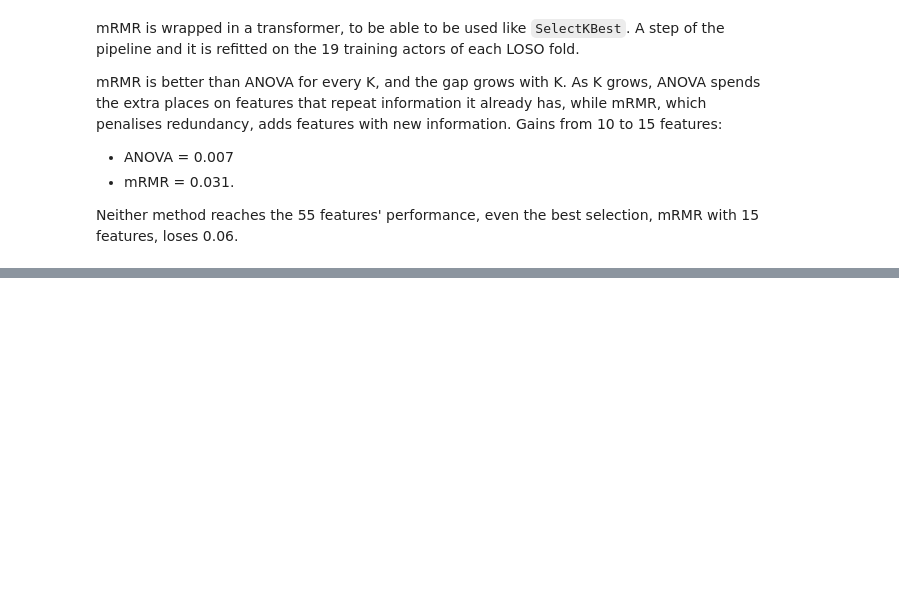
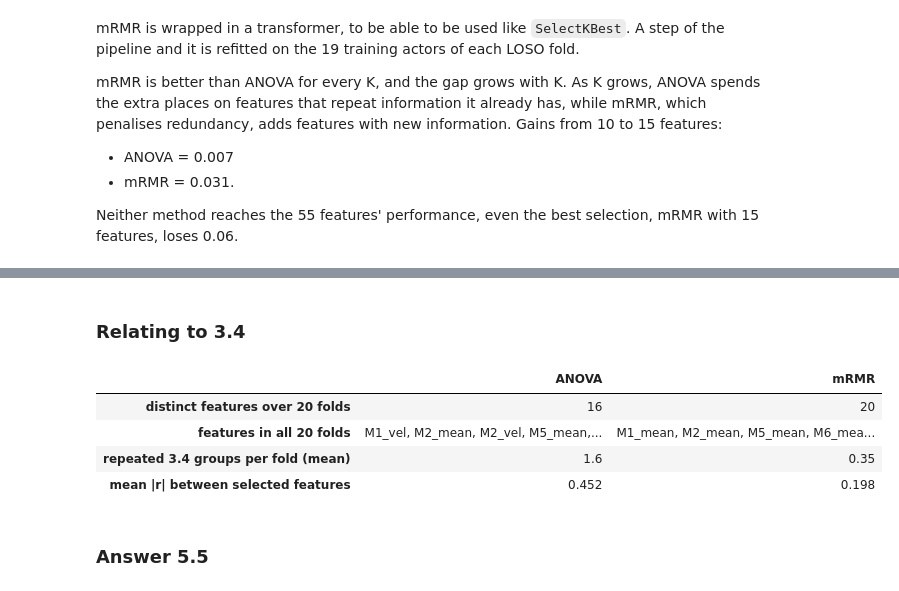
Before and after one commit to migasantunes/Emotion_Recognition, a Jupyter notebook: notebooks/05_selection_test.ipynb, the cells around one changed output, grey strips where cells are left out. Saved outputs shown, nothing was run; the diff lists cells and outputs as text; code cells hidden in the pictures; blank space fills up the shorter version.

```diff
--- a/notebooks/05_selection_test.ipynb
+++ b/notebooks/05_selection_test.ipynb
@@ -381,0 +442,33 @@ Neither method reaches the 55 features' performance, even the best selection, mR
+# %% [markdown]
+### Relating to 3.4
+# %%
+corr = feature_table.corr()
+corr_groups = []
+for i, a in enumerate(feature_names):
+    for b in feature_names[i + 1:]:
+        if abs(corr.loc[a, b]) > 0.9:
+            new = {a, b}
+            touching = [g for g in corr_groups if g & new]
+            for g in touching:
+                corr_groups.remove(g)
+                new = new | g
+            corr_groups.append(new)
+group_of = {f: i for i, g in enumerate(corr_groups) for f in g}
+
+redundancy = {}
+for name, folds in selected_per_fold.items():
+    repeated = [len(chosen) - len({group_of.get(f, f) for f in chosen}) for chosen in folds]
+    mean_r = [corr.loc[chosen, chosen].abs().to_numpy()[np.triu_indices(K, 1)].mean() for chosen in folds]
+    redundancy[name] = {"distinct features over 20 folds": int((counts[name] > 0).sum()),
+                        "features in all 20 folds": ", ".join(counts.index[counts[name] == 20]),
+                        "repeated 3.4 groups per fold (mean)": round(np.mean(repeated), 2),
+                        "mean |r| between selected features": round(np.mean(mean_r), 3)}
+pd.DataFrame(redundancy)
+# %% [output]
+|  | ANOVA | mRMR |
+| distinct features over 20 folds | 16 | 20 |
+| features in all 20 folds | M1_vel, M2_mean, M2_vel, M5_mean,... | M1_mean, M2_mean, M5_mean, M6_mea... |
+| repeated 3.4 groups per fold (mean) | 1.6 | 0.35 |
+| mean |r| between selected features | 0.452 | 0.198 |
+# %% [markdown]
+### Answer 5.5
```
Also changed, not shown: parts of 8 cells of this notebook.
